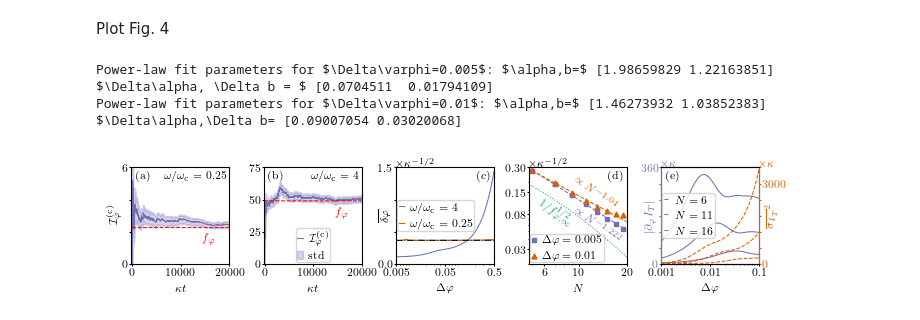
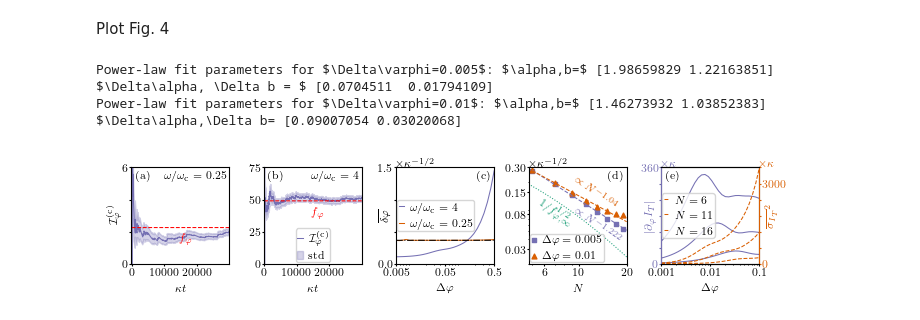
Before and after one commit to malikjirasek/optical-phase-estimation-with-the-boundary-time-crystal, a Jupyter notebook: Fig-4/est_err_count_plotting.ipynb, the cells around one changed output. Drawn from its saved outputs; the diff is of its cells as text; code cells hidden in the pictures.

```diff
--- a/Fig-4/est_err_count_plotting.ipynb
+++ b/Fig-4/est_err_count_plotting.ipynb
@@ -102,10 +102,10 @@ marker = ['o', 's', '^']
 #------------------------------------------------------------------------------#
 # Load time-resolved FI data
 
-df1 = pd.read_csv("FI_time_resolved_N6_ratio0.25.dat", sep=r'\s+', header=None)
+df1 = pd.read_csv("FI_time_resolved_N6_ratio0.25_deltavarphi_0.0027825594022071257.dat", sep=r'\s+', header=None)
 df1.columns = ["t", "FI", "std"]
 df1 = df1[df1["t"] >= 0]
-df2 = pd.read_csv("FI_time_resolved_N6_ratio4.dat", sep=r'\s+', header=None)
+df2 = pd.read_csv("FI_time_resolved_N6_ratio4.0_deltavarphi_0.0027825594022071257.dat", sep=r'\s+', header=None)
 df2.columns = ["t", "FI", "std"]
 df2 = df2[df2["t"] >= 0]
 
@@ -124,7 +124,7 @@ axs[0].set_ylabel(r"$\mathcal{I}^{(\mathrm{c})}_\varphi$")
 axs[0].set_ylim([0, 6])
 axs[0].set_yticks([0, 2, 4, 6])
 axs[0].set_yticklabels([0,'' ,'' , 6])
-axs[0].set_xlim([-200, 2e4])
+axs[0].set_xlim([-200, 3e4])
 axs[0].set_xticks([0, 10000, 20000])
 axs[0].set_xticklabels([0, r'$10000$', r'$20000$'])
 axs[0].yaxis.set_label_coords(-0.1, 0.5)
@@ -145,7 +145,7 @@ axs[1].text(1.45e4, QFI[1][2] - 5, r'$f_\varphi$', fontsize=8,
             color='r', verticalalignment='top')
 axs[1].set_xlabel(r"$\kappa t$")
 axs[1].legend(fontsize=8, handletextpad=0.5, loc='lower center', handlelength=0.5, borderaxespad=0.1)
-axs[1].set_xlim([-200, 2e4])
+axs[1].set_xlim([-200, 3e4])
 axs[1].set_ylim([0, 75])
 axs[1].set_xticks([0, 10000, 20000])
 axs[1].set_xticklabels([0, r'$10000$', r'$20000$'])
@@ -282,31 +282,31 @@ axs[4].set_xlim([1e-3, 1e-1])
 axs[4].set_xticklabels([1e-3, 1e-2, 1e-1])
 axs[4].set_ylim([0,3.6e2])
 axs[4].set_yticks([0,60,120,180,240,300,360])
 axs[4].set_yticklabels([0,'','','','','',360])
 ax_twin.set_ylim([0,3600])
 ax_twin.set_yticks([0,600,1200,1800,2400,3000,3600])
 ax_twin.set_yticklabels([0,'','','','',3000,''])
 
 ax_twin.spines['left'].set_color(colors[2])
 axs[4].tick_params(axis='y', colors=colors[2], which='both')
 ax_twin.spines['right'].set_color(colors[1])
 ax_twin.tick_params(axis='y', colors=colors[1], which='both')
 
 axs[4].set_xlabel(r'$\Delta\varphi$')
 axs[4].yaxis.set_label_coords(-0.05, 0.5)
 ax_twin.yaxis.set_label_coords(1.05, 0.5)
 axs[4].text(0.05, 0.97, '(e)', transform=axs[4].transAxes,
             horizontalalignment='left', verticalalignment='top')
 axs[4].text(0, 1, r'$\times \kappa$', color=colors[2],
             transform=axs[4].transAxes, horizontalalignment='left',
             verticalalignment='bottom')
 ax_twin.text(1, 1, r'$\times \kappa$', color=colors[1],
              transform=ax_twin.transAxes, horizontalalignment='left',
              verticalalignment='bottom')
 ax_twin.legend(loc='center left', fontsize=8, handletextpad=0.5, handlelength=0.5, borderaxespad=0.1)
 
 fig.savefig('est_err_abs.pdf', dpi=1000)
 # %% [output]
 Power-law fit parameters for $\Delta\varphi=0.005$: $\alpha,b=$ [1.98659829 1.22163851] $\Delta\alpha, \Delta b = $ [0.0704511  0.01794109]
 Power-law fit parameters for $\Delta\varphi=0.01$: $\alpha,b=$ [1.46273932 1.03852383] $\Delta\alpha,\Delta b= [0.09007054 0.03020068]
-[figure, old version]
+[figure, new version]
```
Also changed, not shown: 5 other files.
